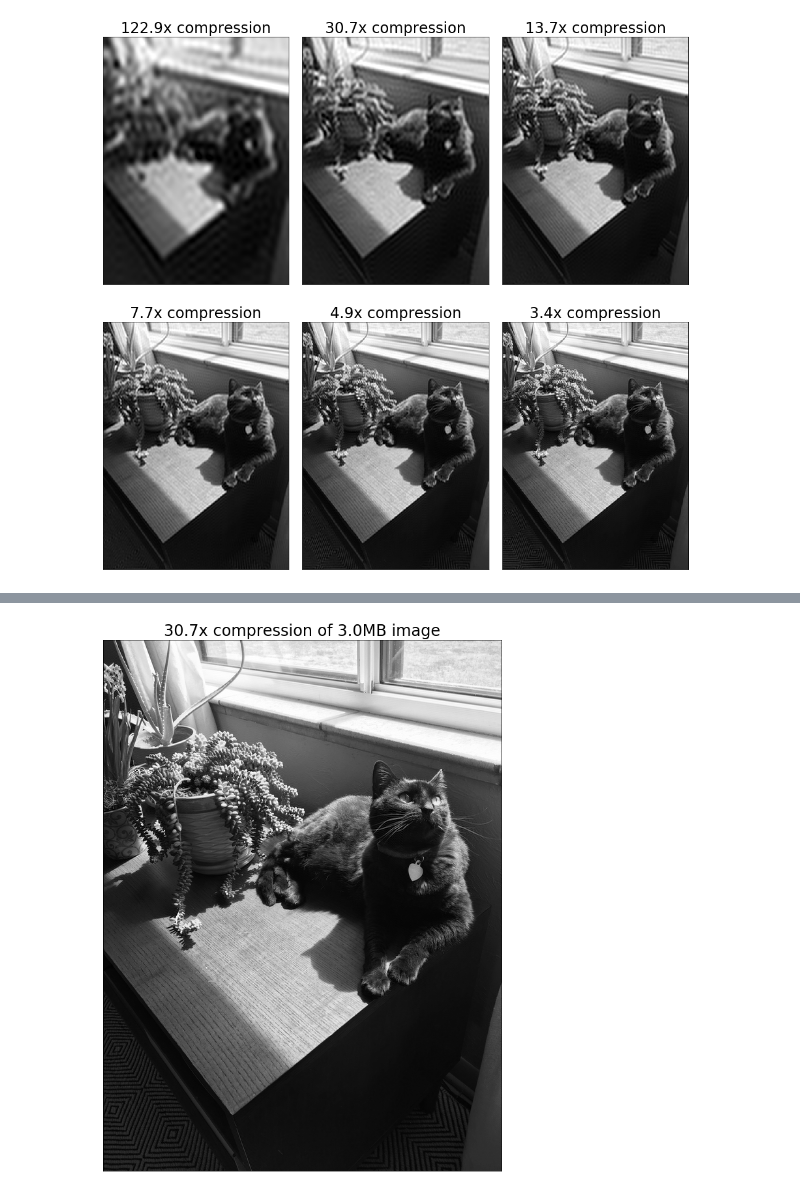
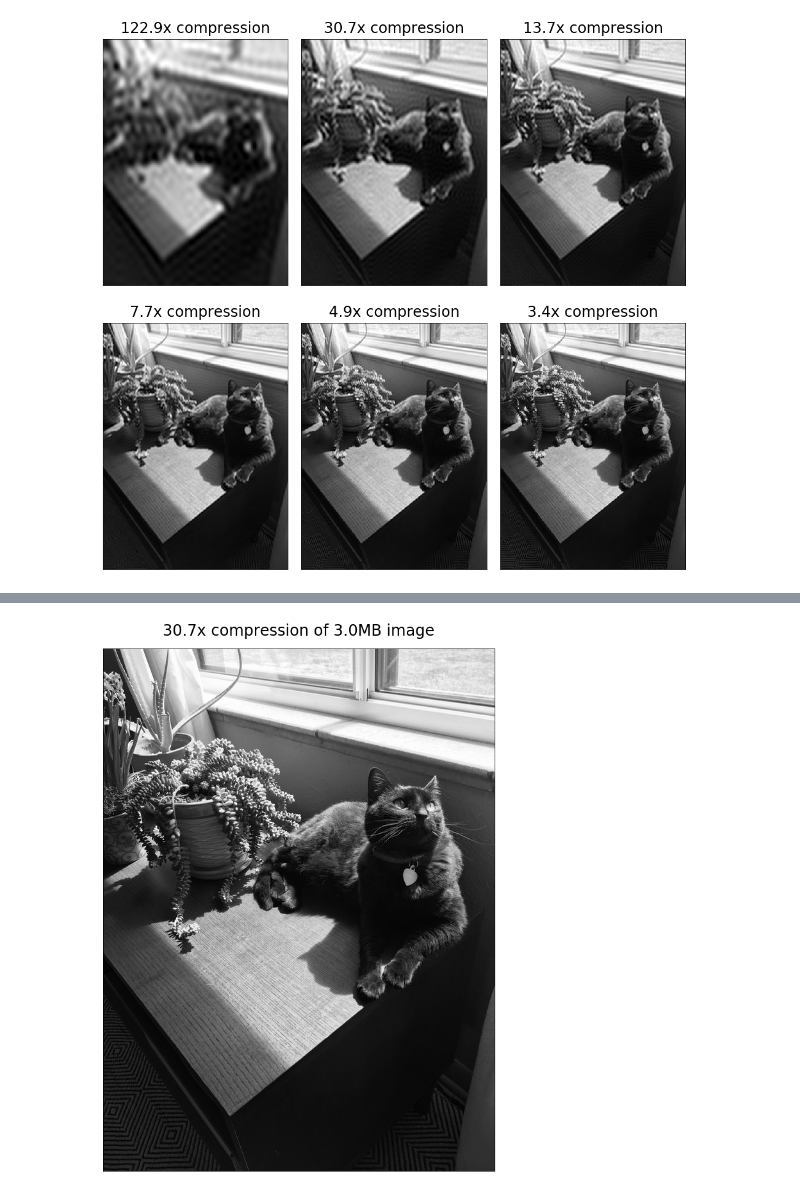
Before and after one commit to bradleypmartin/LinearAlgebraGeekout190405, a Jupyter notebook: 2D Image compression.ipynb, the cells around one changed output, grey strips where cells are left out. Cells and saved outputs as stored; diff of their text form; code cells hidden in the pictures.

```diff
--- a/2D Image compression.ipynb
+++ b/2D Image compression.ipynb
@@ -80,6 +109,7 @@ fig = plt.figure(figsize=(17, 17))
 
 fig.subplots_adjust(hspace=0, wspace=0.075)
 plt.rcParams['font.size'] = 20
+plt.rcParams['axes.titlepad'] = 10
 
 for ii in range(6):
     plt.subplot(2, 3, ii + 1)
@@ -93,24 +127,25 @@ for ii in range(6):
 # %%
 pixels = get_image_from_file(image_filename='kitty.jpg', size=(4032, 3024))
 dct_size = pixels.shape[0]
 dct = get_2D_dct(pixels)
 plt.rcParams['font.size'] = 20
+plt.rcParams['axes.titlepad'] = 20
 
 lastRowCol = 630
 
 dct_copy = dct.copy()
 dct_copy[lastRowCol:,:] = 0
 dct_copy[:,lastRowCol:] = 0
 
 # Reconstructed image
 r_img = get_2d_idct(dct_copy);
 reconstructed_image = get_reconstructed_image(r_img);
 
 plt.figure(figsize=(15,15))
 plt.imshow(reconstructed_image, cmap=plt.cm.gray)
 plt.title('{0:.1f}x compression of 3.0MB image'.format((3024*4032)/(lastRowCol**2)))
 plt.grid(False);
 plt.xticks([]);
 plt.yticks([]);
 # %% [output]
-[figure, old version]
+[figure, new version]
```
Also changed, not shown: parts of 14 cells of this notebook.
